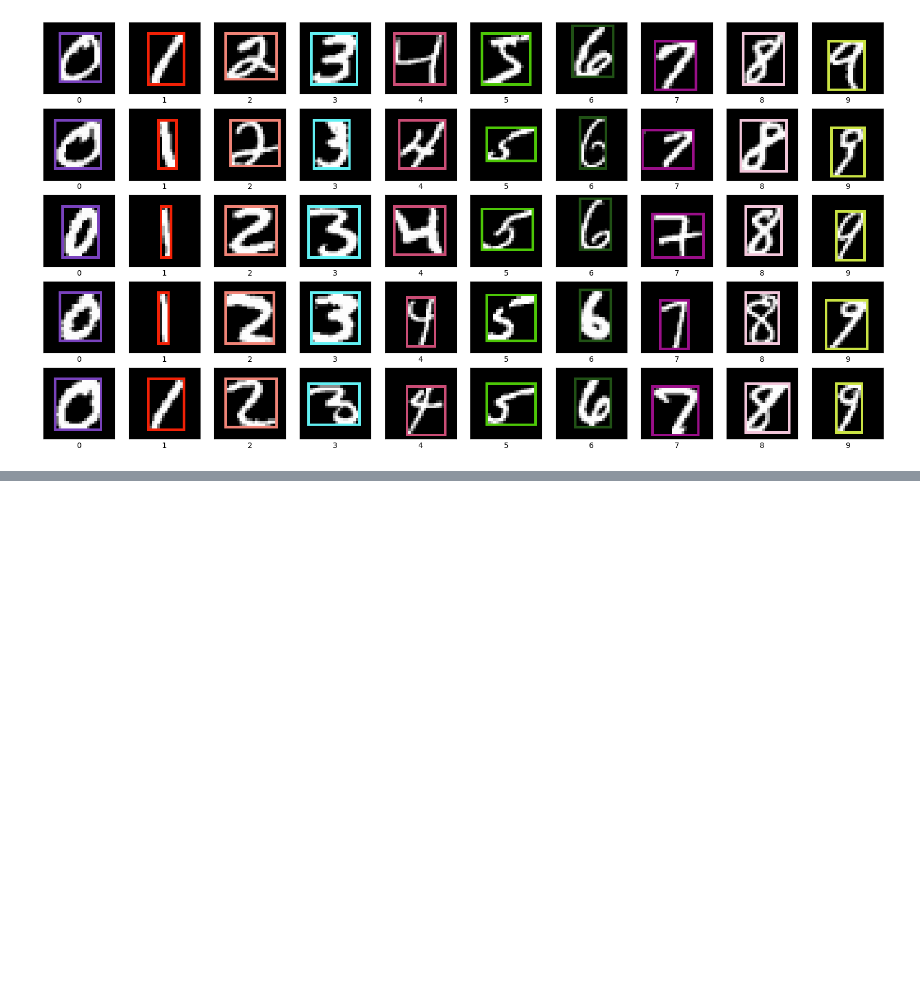
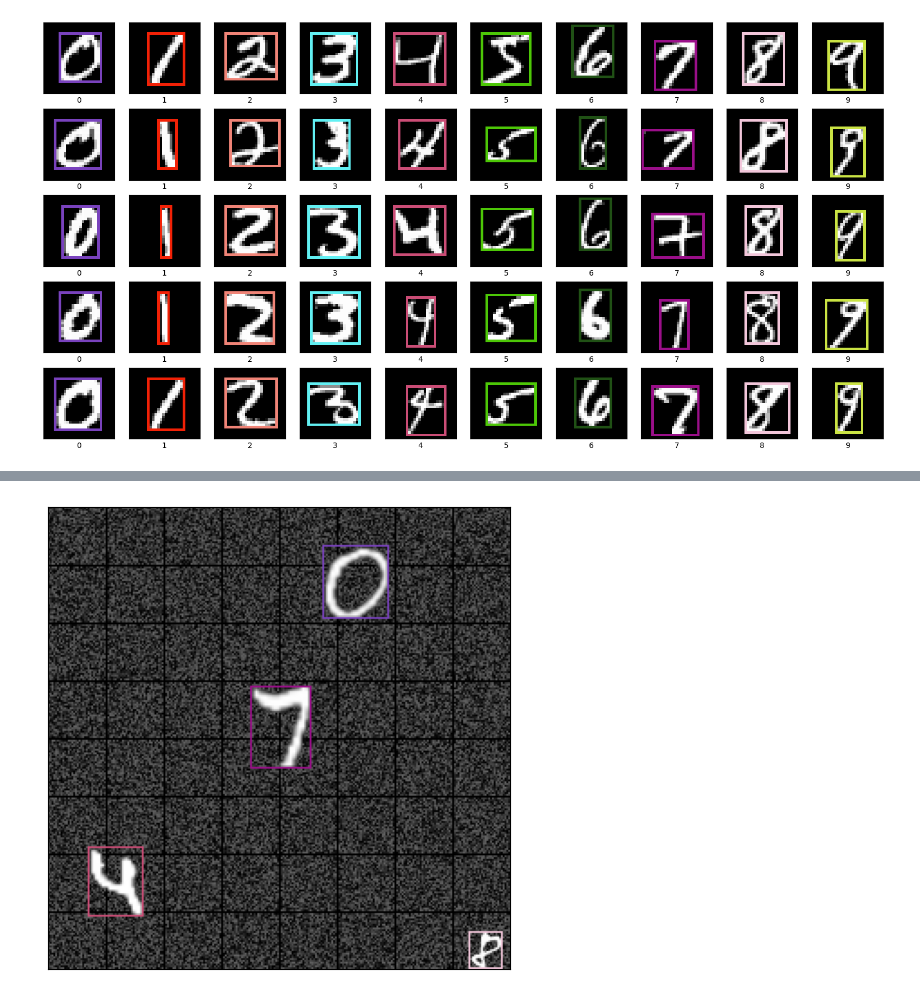
Before and after one commit to Matthew-Weisberg/MNIST_ObjectDetection_Dataset, a Jupyter notebook: MNIST Object Localization.ipynb, the cells around one changed output, grey strips where cells are left out. Saved outputs shown, nothing was run; the diff lists cells and outputs as text; code cells hidden in the pictures; blank space fills up the shorter version.

```diff
--- a/MNIST Object Localization.ipynb
+++ b/MNIST Object Localization.ipynb
@@ -419,0 +415,36 @@ region: 63 , number: 7
+# %%
+def plot_mnist_image_with_bboxes(image,
+                                 added_objects,
+                                 label_color_map,
+                                 corner_coordinates=True):
+
+    plt.figure(figsize=(6,6))
+    plt.xticks([])
+    plt.yticks([])
+    plt.grid(False)
+
+    image = np.stack([image, image, image], axis=-1)
+
+    for key, value in added_objects.items():
+
+        if corner_coordinates:
+            x_min, y_min, x_max, y_max = value['bbox']
+        else:
+            center_x, center_y, width, height = value['bbox']
+            x_min, y_min, x_max, y_max = to_corner_coordinates(center_x, center_y, width, height)
+
+        image = cv2.rectangle(image,
+                              (int(y_min), int(x_min)),
+                              (int(y_max), int(x_max)),
+                              color=label_color_map[value['class']],
+                              thickness=1)
+
+    plt.imshow(image)
+    plt.show()
+# %%
+plot_mnist_image_with_bboxes(image,
+                             added_objects,
+                             rgb_dict_with_function,
+                             corner_coordinates=CC)
+# %% [output]
+[figure, added]
```
Also changed, not shown: parts of 7 cells of this notebook.
